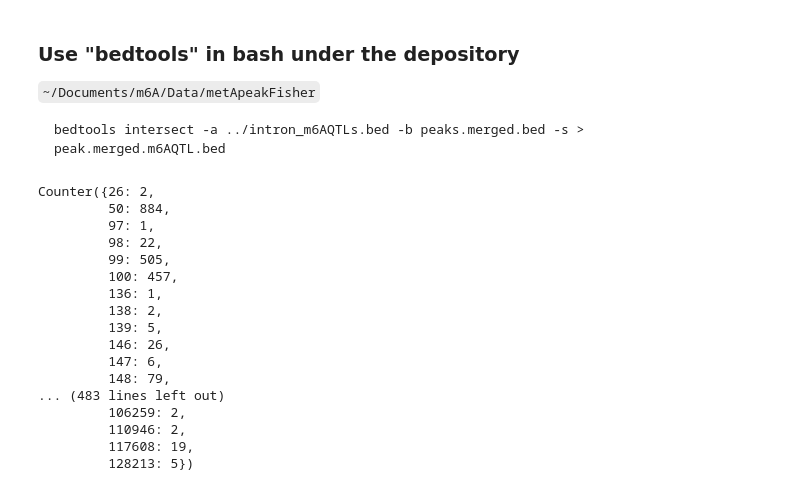
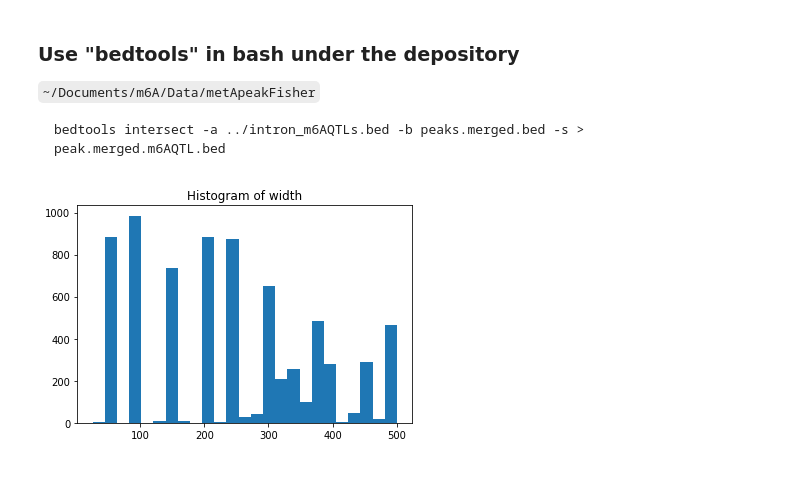
Before and after one commit to xinhe-lab/m6A-ASE, a Jupyter notebook: analysis/20180222_m6A_riboSNitch.ipynb, the cells around one changed output. Cells and saved outputs as stored; diff of their text form; code cells hidden in the pictures.

````diff
--- a/analysis/20180222_m6A_riboSNitch.ipynb
+++ b/analysis/20180222_m6A_riboSNitch.ipynb
@@ -106,24 +93,11 @@ res1.head(10)
 ```
 bedtools intersect -a ../intron_m6AQTLs.bed -b peaks.merged.bed -s > peak.merged.m6AQTL.bed
 ```
-# %%
-from collections import Counter
-Counter(m6AQTL["width"])
-# %% [output]
-Counter({26: 2,
-         50: 884,
-         97: 1,
-         98: 22,
-         99: 505,
-         100: 457,
-         136: 1,
-         138: 2,
-         139: 5,
-         146: 26,
-         147: 6,
-         148: 79,
-... (483 lines left out)
-         106259: 2,
-         110946: 2,
-         117608: 19,
-         128213: 5})
+# %%
+n2 = 500
+width = m6AQTL[m6AQTL["width"] <= n2]["width"].tolist()
+plt.hist(width, bins = 25)
+plt.title("Histogram of width")
+plt.show()
+# %% [output]
+[figure, added]
````
Also changed, not shown: parts of 7 cells of this notebook, 1 other file.
